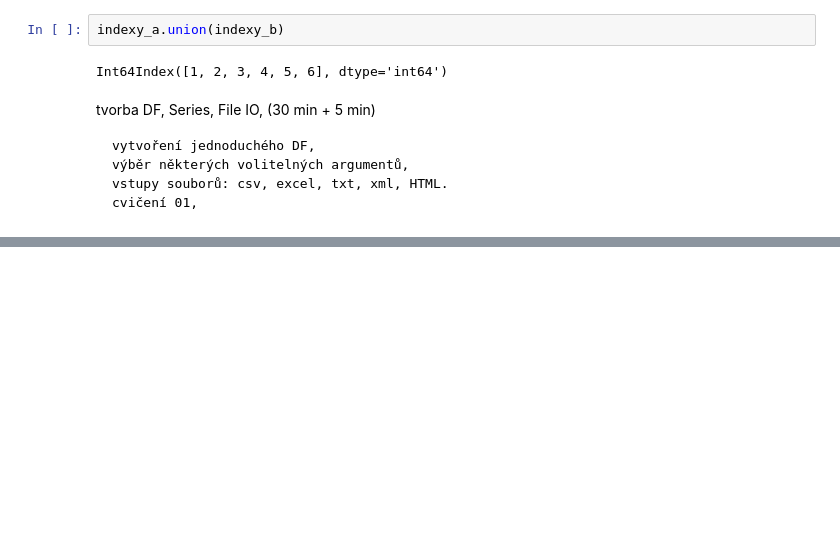
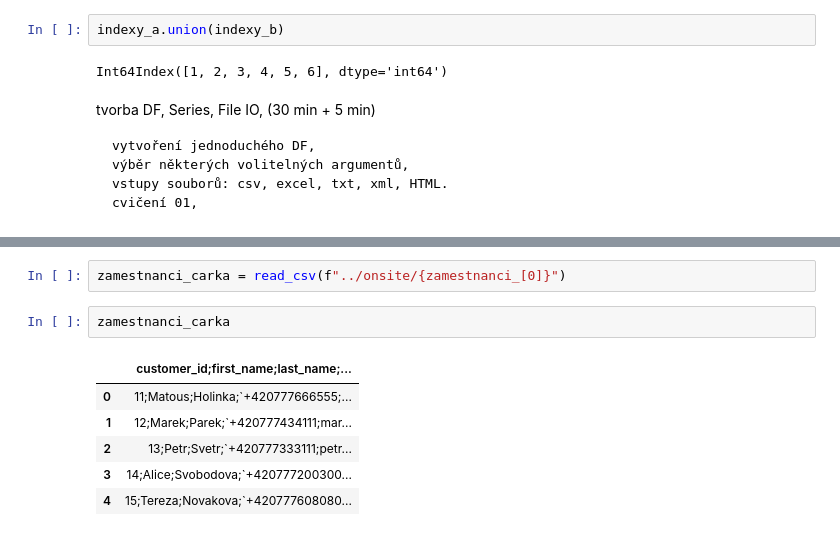
Before and after one commit to Bralor/data-csob-2023, a Jupyter notebook: shared/notebooks/lesson02.ipynb, the cells around one changed output, grey strips where cells are left out. Saved outputs shown, nothing was run; the diff lists cells and outputs as text; blank space fills up the shorter version.

```diff
--- a/shared/notebooks/lesson02.ipynb
+++ b/shared/notebooks/lesson02.ipynb
@@ -484,0 +571,11 @@ tvorba DF, Series, File IO, (30 min + 5 min)
+# %%
+zamestnanci_carka = read_csv(f"../onsite/{zamestnanci_[0]}")
+# %%
+zamestnanci_carka
+# %% [output]
+|  | customer_id;first_name;last_name;... |
+| 0 | 11;Matous;Holinka;`+420777666555;... |
+| 1 | 12;Marek;Parek;`+420777434111;mar... |
+| 2 | 13;Petr;Svetr;`+420777333111;petr... |
+| 3 | 14;Alice;Svobodova;`+420777200300... |
+| 4 | 15;Tereza;Novakova;`+420777608080... |
```
Also changed, not shown: parts of 43 cells of this notebook.
